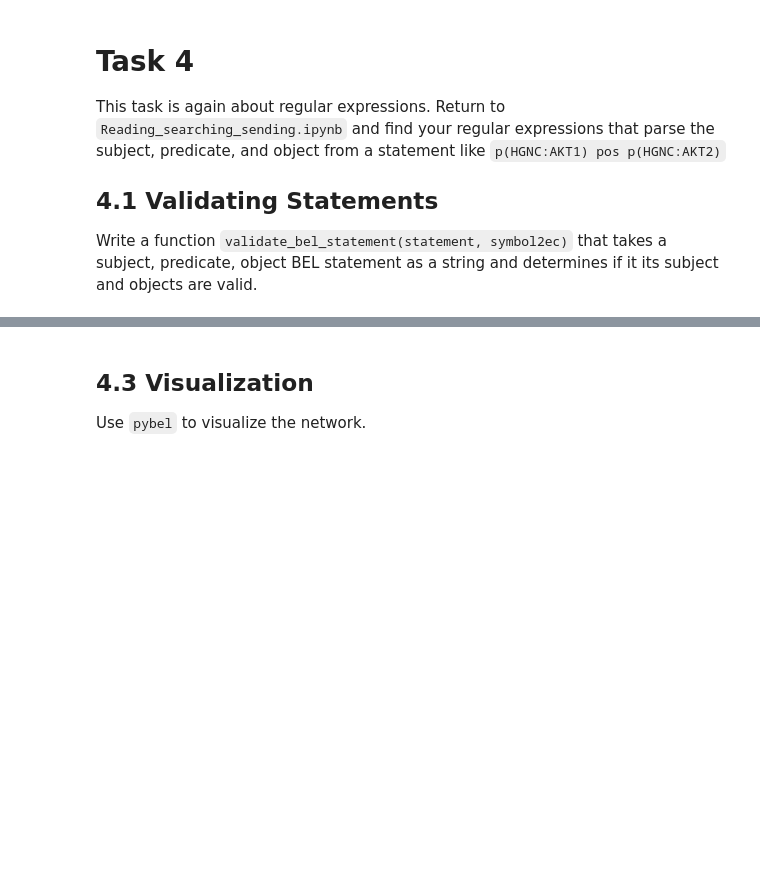
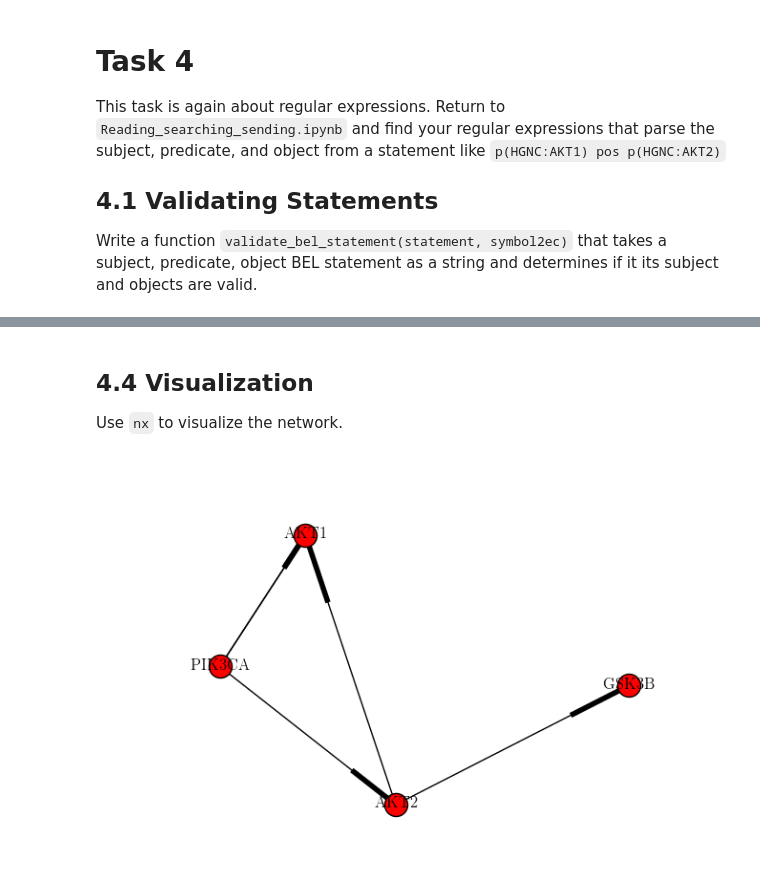
Before and after one commit to bit-lsi/BMDL2016, a Jupyter notebook: exercises/exercise08.ipynb, the cells around one changed output, grey strips where cells are left out. Drawn from its saved outputs; the diff is of its cells as text; code cells hidden in the pictures; blank space fills up the shorter version.

```diff
--- a/exercises/exercise08.ipynb
+++ b/exercises/exercise08.ipynb
@@ -149,0 +363,6 @@ for statement in your_statements:
+# %%
+G = nx.MultiDiGraph()
+
+for statement in your_statements:
+    valid = validate_bel_relation(statement, symbol2ec)
+    populate_graph(G, statement, symbol2ec)
@@ -150,4 +386,4 @@ for statement in your_statements:
 # %% [markdown]
-## 4.3 Visualization
+## 4.4 Visualization
 
-Use `pybel` to visualize the network.
+Use `nx` to visualize the network.
@@ -162,0 +390,4 @@ except:
+# %%
+nx.draw(G, with_labels=True)
+# %% [output]
+[figure, added]
```
Also changed, not shown: parts of 36 cells of this notebook.
